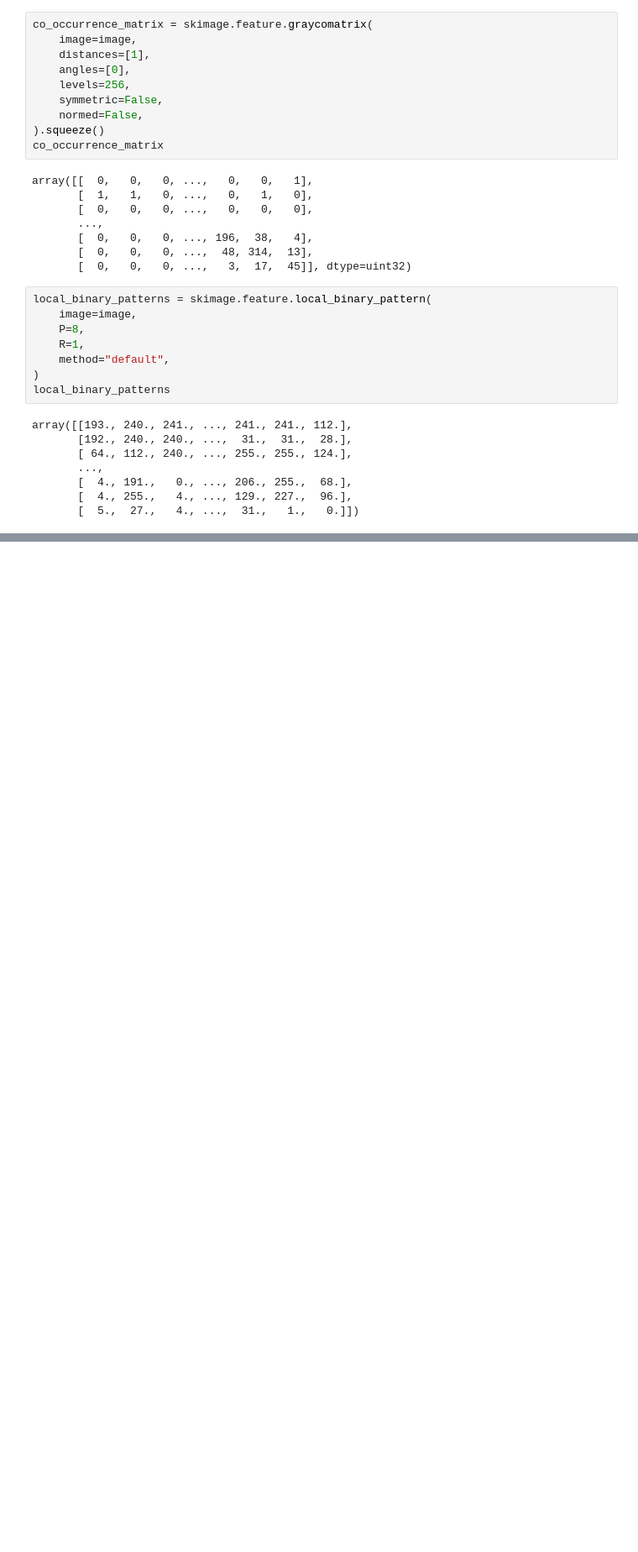
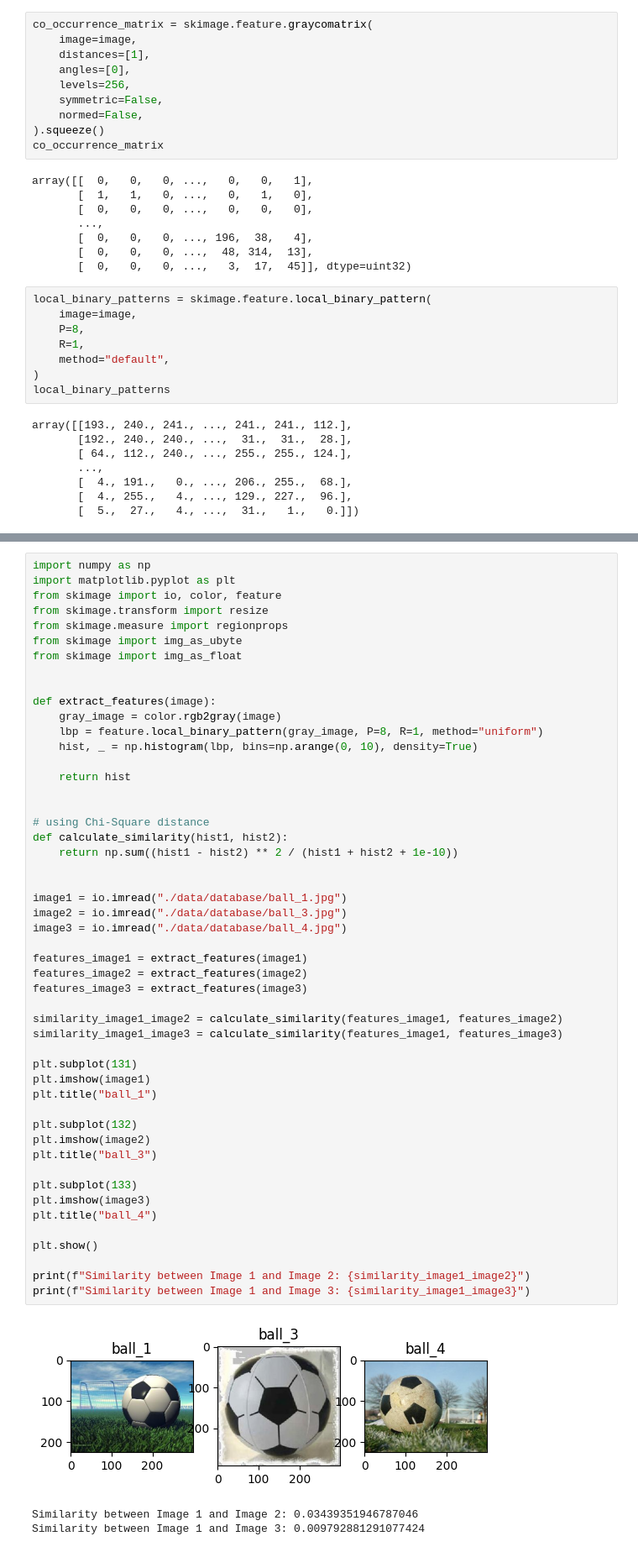
Before and after one commit to Depdx/INF6804-Computer-Vision, a Jupyter notebook: TP1/main.ipynb, the cells around one changed output, grey strips where cells are left out. Shown at 84% size. Drawn from its saved outputs; the diff is of its cells as text; blank space fills up the shorter version.

```diff
--- a/TP1/main.ipynb
+++ b/TP1/main.ipynb
@@ -50,0 +64,54 @@ array([[193., 240., 241., ..., 241., 241., 112.],
+# %%
+import numpy as np
+import matplotlib.pyplot as plt
+from skimage import io, color, feature
+from skimage.transform import resize
+from skimage.measure import regionprops
+from skimage import img_as_ubyte
+from skimage import img_as_float
+
+
+def extract_features(image):
+    gray_image = color.rgb2gray(image)
+    lbp = feature.local_binary_pattern(gray_image, P=8, R=1, method="uniform")
+    hist, _ = np.histogram(lbp, bins=np.arange(0, 10), density=True)
+
+    return hist
+
+
+# using Chi-Square distance
+def calculate_similarity(hist1, hist2):
+    return np.sum((hist1 - hist2) ** 2 / (hist1 + hist2 + 1e-10))
+
+
+image1 = io.imread("./data/database/ball_1.jpg")
+image2 = io.imread("./data/database/ball_3.jpg")
+image3 = io.imread("./data/database/ball_4.jpg")
+
+features_image1 = extract_features(image1)
+features_image2 = extract_features(image2)
+features_image3 = extract_features(image3)
+
+similarity_image1_image2 = calculate_similarity(features_image1, features_image2)
+similarity_image1_image3 = calculate_similarity(features_image1, features_image3)
+
+plt.subplot(131)
+plt.imshow(image1)
+plt.title("ball_1")
+
+plt.subplot(132)
+plt.imshow(image2)
+plt.title("ball_3")
+
+plt.subplot(133)
+plt.imshow(image3)
+plt.title("ball_4")
+
+plt.show()
+
+print(f"Similarity between Image 1 and Image 2: {similarity_image1_image2}")
+print(f"Similarity between Image 1 and Image 3: {similarity_image1_image3}")
+# %% [output]
+[figure, added]
+Similarity between Image 1 and Image 2: 0.03439351946787046
+Similarity between Image 1 and Image 3: 0.009792881291077424
```
Also changed, not shown: parts of 1 cell of this notebook.
